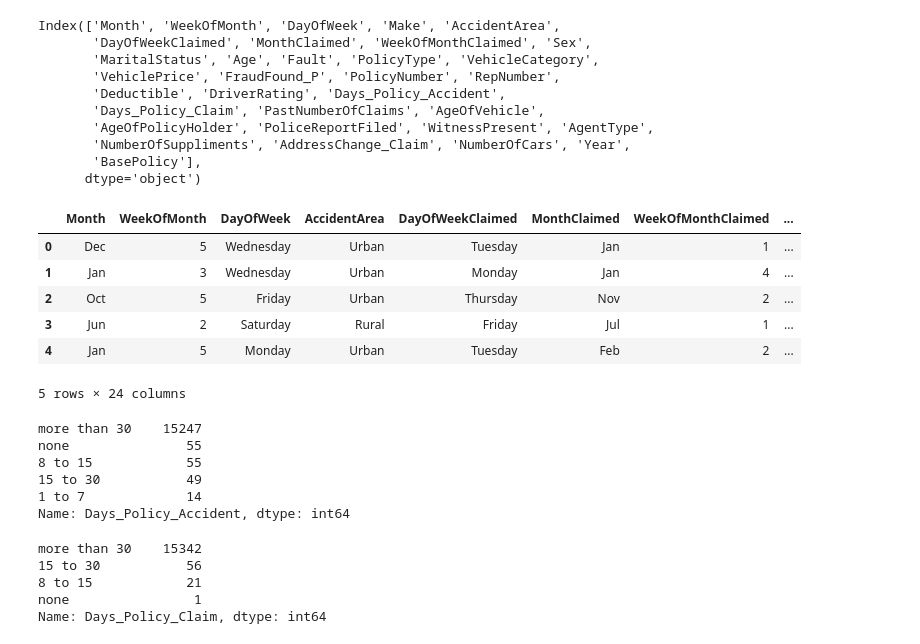
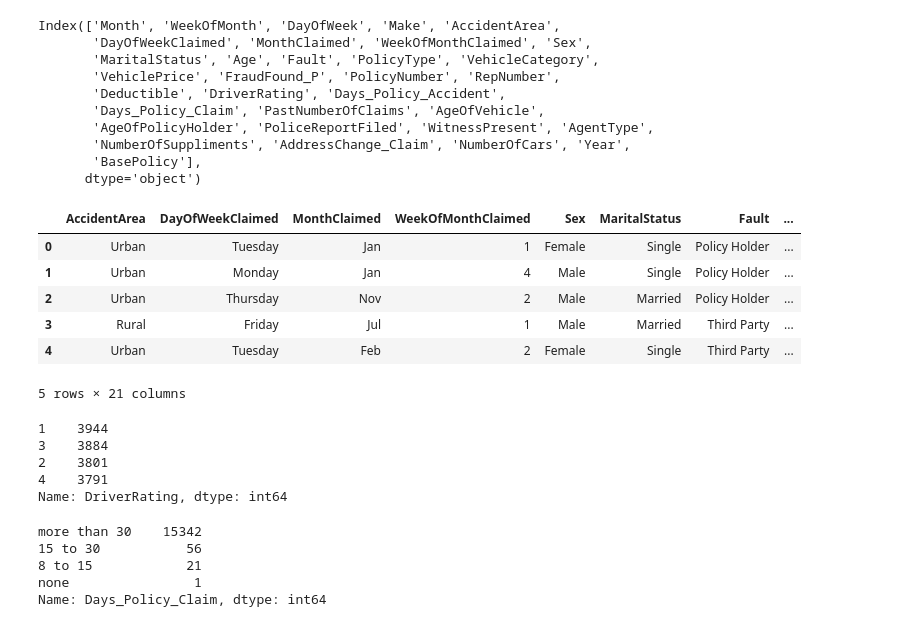
Before and after one commit to idamanue/Project-2, a Jupyter notebook: manuela.ipynb, the cells around one changed output. Saved outputs shown, nothing was run; the diff lists cells and outputs as text; code cells hidden in the pictures.

```diff
--- a/manuela.ipynb
+++ b/manuela.ipynb
@@ -56,28 +59,27 @@ Index(['Month', 'WeekOfMonth', 'DayOfWeek', 'Make', 'AccidentArea',
        'BasePolicy'],
       dtype='object')
 # %%
-# Select only columns needed and rename columns
+# Drop columns not needed
 
-fraud_data = df.drop(columns = ['PolicyNumber', 'RepNumber', 'Days_Policy_Claim', 'Days_Policy_Accident', 'Make', 'NumberOfSuppliments', 'DriverRating', 'PolicyType', 'Age'])
+fraud_data = df.drop(columns = ['PolicyNumber', 'RepNumber', 'Days_Policy_Claim', 'Days_Policy_Accident', 'Make', 'NumberOfSuppliments', 'DriverRating', 'PolicyType', 'Age', 'Month', 'WeekOfMonth', 'DayOfWeek'])
 
 fraud_data.head()
 # %% [output]
-|  | Month | WeekOfMonth | DayOfWeek | AccidentArea | DayOfWeekClaimed | MonthClaimed | WeekOfMonthClaimed | ... |
-| 0 | Dec | 5 | Wednesday | Urban | Tuesday | Jan | 1 | ... |
-| 1 | Jan | 3 | Wednesday | Urban | Monday | Jan | 4 | ... |
-| 2 | Oct | 5 | Friday | Urban | Thursday | Nov | 2 | ... |
-| 3 | Jun | 2 | Saturday | Rural | Friday | Jul | 1 | ... |
-| 4 | Jan | 5 | Monday | Urban | Tuesday | Feb | 2 | ... |
+|  | AccidentArea | DayOfWeekClaimed | MonthClaimed | WeekOfMonthClaimed | Sex | MaritalStatus | Fault | ... |
+| 0 | Urban | Tuesday | Jan | 1 | Female | Single | Policy Holder | ... |
+| 1 | Urban | Monday | Jan | 4 | Male | Single | Policy Holder | ... |
+| 2 | Urban | Thursday | Nov | 2 | Male | Married | Policy Holder | ... |
+| 3 | Rural | Friday | Jul | 1 | Male | Married | Third Party | ... |
+| 4 | Urban | Tuesday | Feb | 2 | Female | Single | Third Party | ... |
-5 rows × 24 columns
+5 rows × 21 columns
 # %%
-df['Days_Policy_Accident'].value_counts()
+df['DriverRating'].value_counts()
 # %% [output]
-more than 30    15247
-none               55
-8 to 15            55
-15 to 30           49
-1 to 7             14
-Name: Days_Policy_Accident, dtype: int64
+1    3944
+3    3884
+2    3801
+4    3791
+Name: DriverRating, dtype: int64
 # %%
 df['Days_Policy_Claim'].value_counts()
 # %% [output]
```
Also changed, not shown: parts of 44 cells of this notebook, 2 other files.
